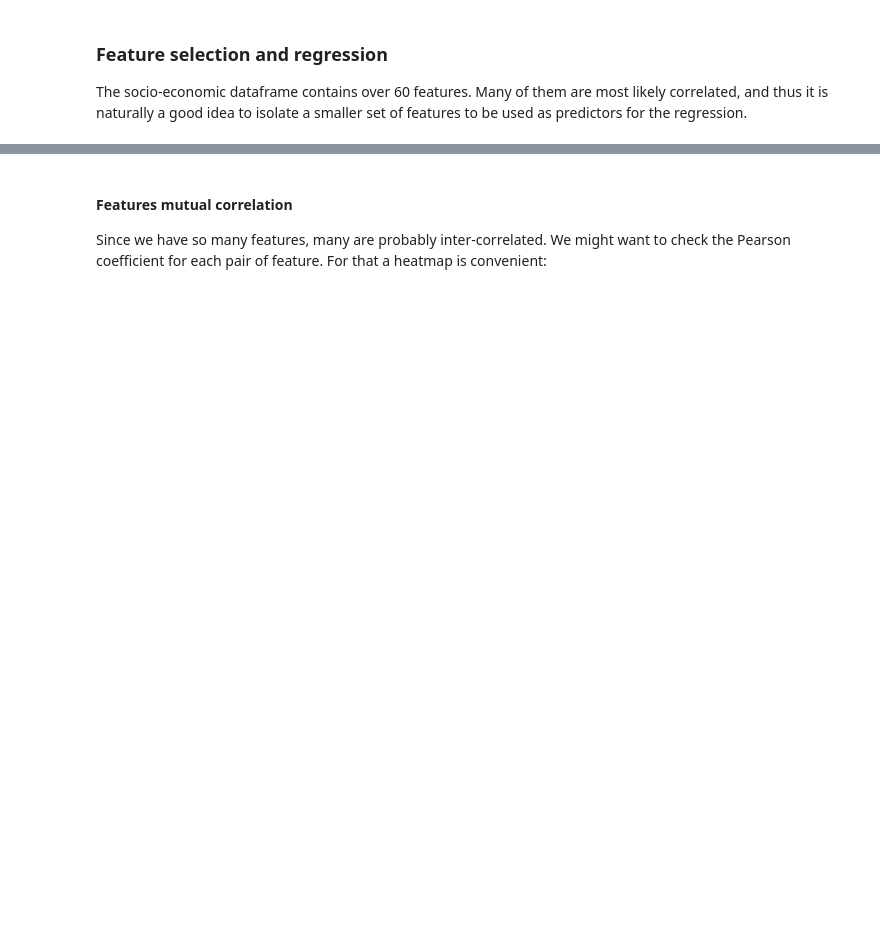
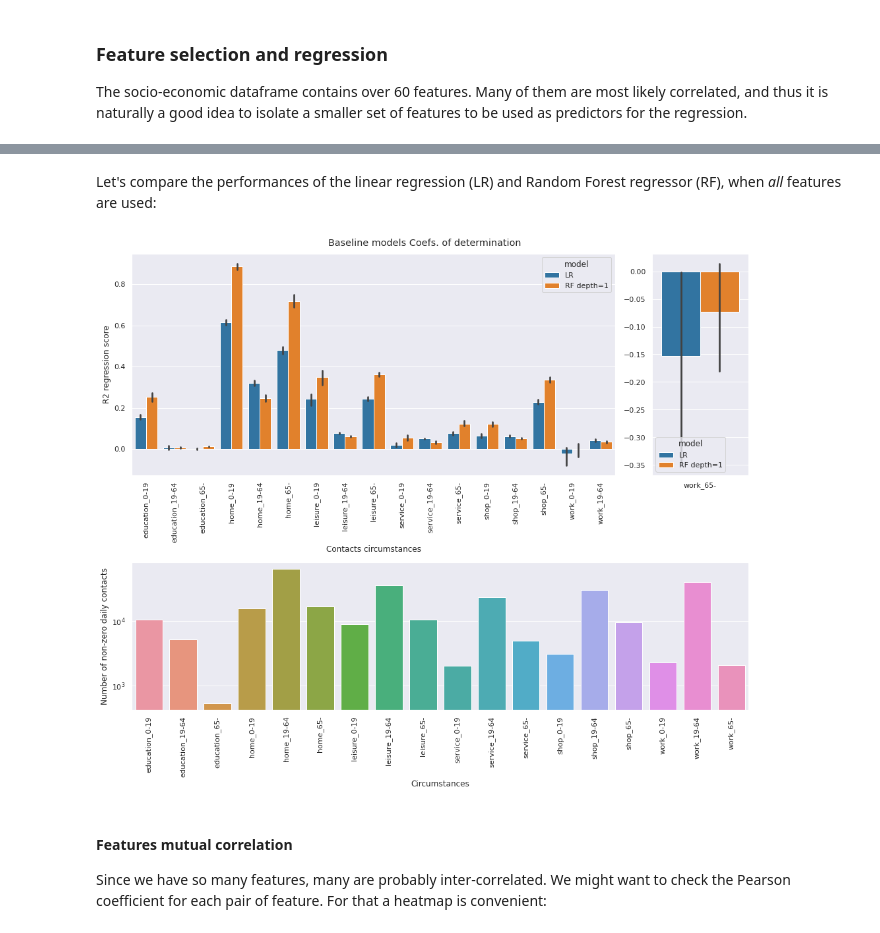
Before and after one commit to dauvillc/covid-19-switzerland, a Jupyter notebook: scripts/contact_matrices.ipynb, the cells around one changed output, grey strips where cells are left out. Saved outputs shown, nothing was run; the diff lists cells and outputs as text; code cells hidden in the pictures; blank space fills up the shorter version.

Commit message:
Baseline LR & RF models

```diff
--- a/scripts/contact_matrices.ipynb
+++ b/scripts/contact_matrices.ipynb
@@ -680,6 +686,6 @@ merged_df.shape
 # %% [output]
 (12825, 83)
 # %%
-X = merged_df[soc_eco_df.columns].drop(['id', 'cluster', 'pca_axis0', 'pca_axis1'], axis=1)
+X = merged_df[soc_eco_df.columns].drop('id', axis=1)
 print(X.shape, X.dtypes)
 # %% [output]
@@ -704,3 +794,55 @@ The socio-economic dataframe contains over 60 features. Many of them are most li
+# %% [markdown]
+Let's compare the performances of the linear regression (LR) and Random Forest regressor (RF), when *all* features are used:
+# %%
+max_rf_depth = 1
+def build_rf():
+    return RandomForestRegressor(max_depth=max_rf_depth)
+
+# Compiles the cv scores for the linear regression
+baseline_lr_scores = test_model(x_train, y_train, model_builder=LinearRegression)
+# adds a column 'model' which is always 'LR', this will be used for plotting with seaborn
+baseline_lr_scores['model'] = ['LR'] * baseline_lr_scores.shape[0]
+# Same for the random forest
+baseline_rf_scores = test_model(x_train, y_train, model_builder=build_rf)
+baseline_rf_scores['model'] = [f'RF depth={max_rf_depth}'] * baseline_rf_scores.shape[0]
+# Concats both models' results into a single DataFrame
+baseline_scores = pd.concat([baseline_lr_scores, baseline_rf_scores], axis=0)
+# %%
+plt.figure(figsize=(14, 12))
+with sns.axes_style("darkgrid"):
+    # Creates a layout of two subplots with a specific width ratio.
+    # The left-side subplot will show the score for each category and for each model,
+    # except for category 'work_65-' because they're much worse than the
+    # rest
+    gs = GridSpec(nrows=2, ncols=2, width_ratios=[5, 1], height_ratios=[3, 2])
+    plt.subplot(gs[0, 0])
+    sns.barplot(data=baseline_scores[baseline_scores['category'] != 'work_65-'],
+                x="category", y="score", hue="model")
+    plt.xticks(rotation=90)
+    plt.suptitle("Baseline models Coefs. of determination")
+    plt.ylabel("R2 regression score")
+    plt.xlabel("Contacts circumstances")
+
+    plt.subplot(gs[0, 1])
+    sns.barplot(data=baseline_scores[baseline_scores['category'] == 'work_65-'],
+                x="category", y="score", hue="model")
+    plt.ylabel('')
+    plt.xlabel('')
+
+    plt.subplot(gs[1, :])
+    melted_contacts = contacts_df.melt(id_vars='id', value_vars=contacts_df.columns.values,
+                                       var_name="category", value_name='contacts')
+    nonzero_contacts = melted_contacts[melted_contacts['contacts'] != 0].groupby('category').count().reset_index()
+    sns.barplot(data=nonzero_contacts, x="category", y="contacts", log=True)
+    plt.xticks(rotation=90)
+    plt.ylabel("Number of non-zero daily contacts")
+    plt.xlabel("Circumstances")
+
+    plt.tight_layout()
+    plt.savefig("../figures/baseline_models_scores.png")
+    plt.show()
+# %% [output]
+[figure, added]
 # %% [markdown]
 #### Features mutual correlation
 Since we have so many features, many are probably inter-correlated. We might want to check the Pearson coefficient for each pair of feature. For that a heatmap is convenient:
```
Also changed, not shown: parts of 17 cells of this notebook.
